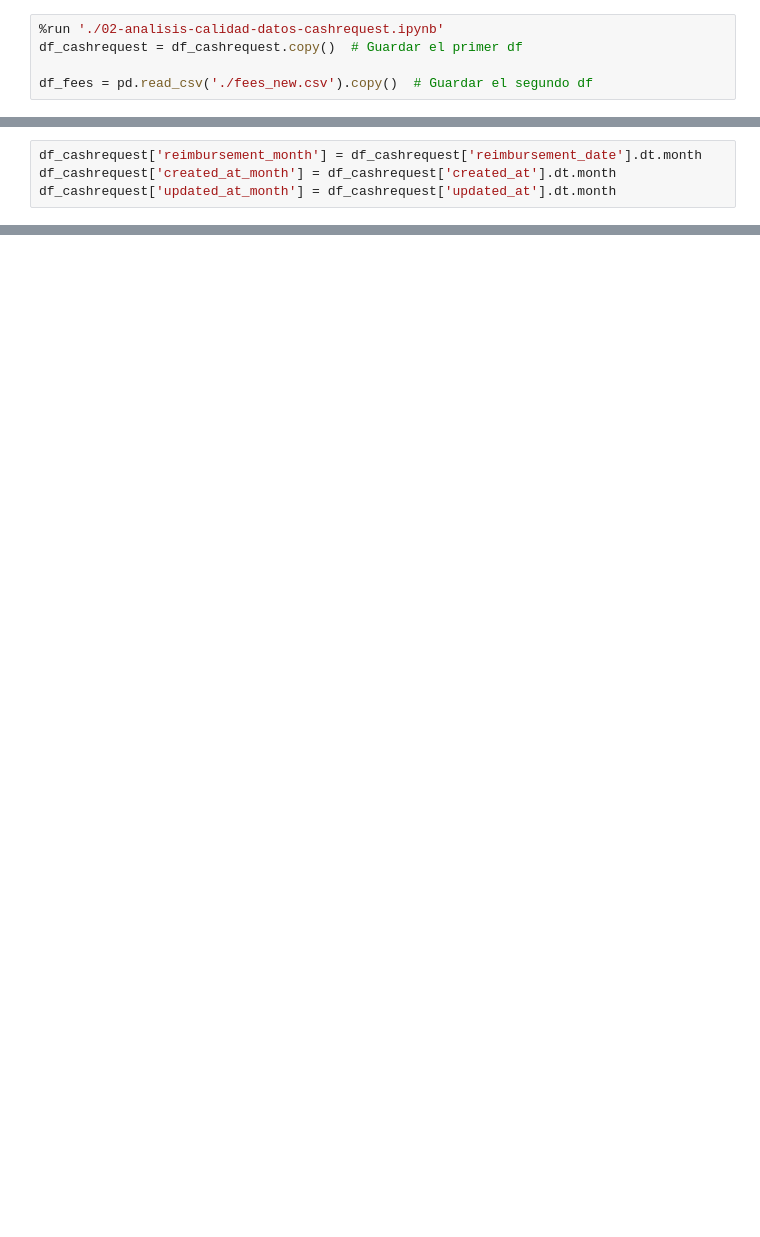
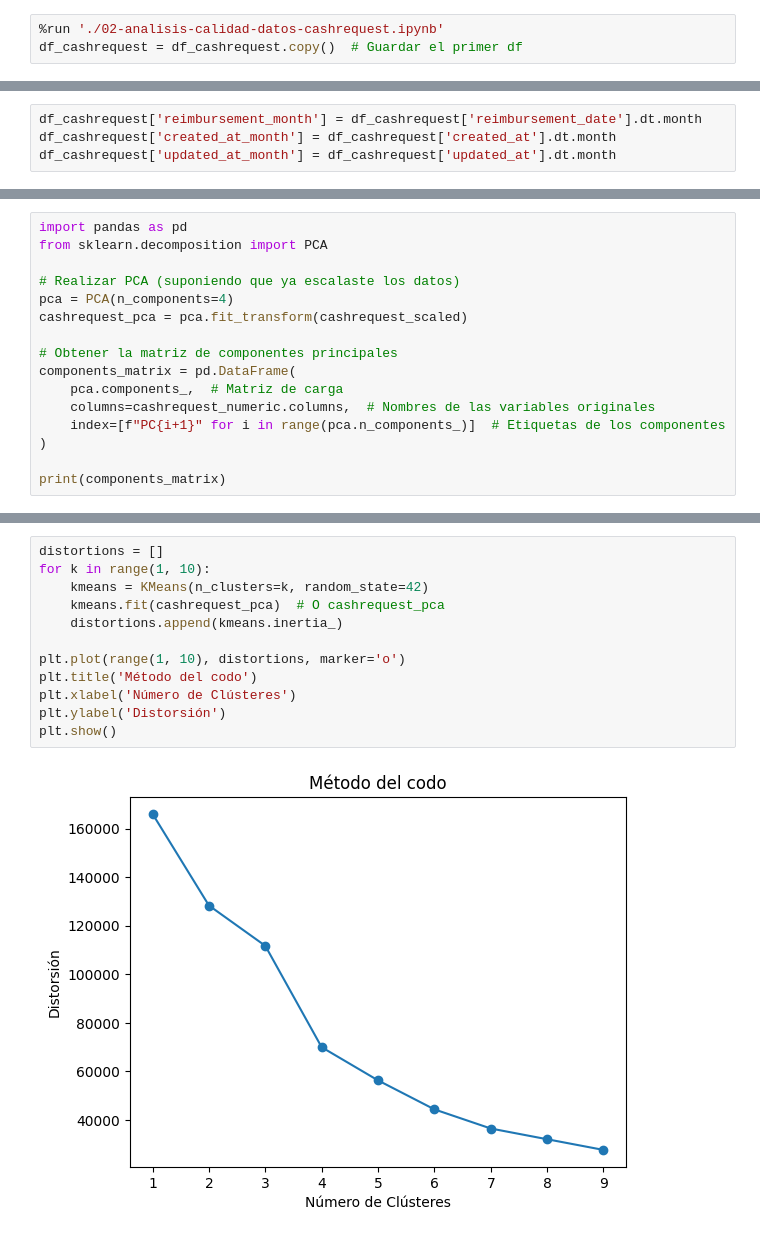
Before and after one commit to Julix4/UOC_proj2_cohortes, a Jupyter notebook: analisis/v1-Modelos-regresión-personalizados.ipynb, the cells around one changed output, grey strips where cells are left out. Drawn from its saved outputs; the diff is of its cells as text; blank space fills up the shorter version.

```diff
--- a/analisis/v1-Modelos-regresión-personalizados.ipynb
+++ b/analisis/v1-Modelos-regresión-personalizados.ipynb
@@ -5,5 +5,3 @@ Diseñar y optimizar modelos de regresión mediante la búsqueda sistemática de
 # %%
 %run './02-analisis-calidad-datos-cashrequest.ipynb'
 df_cashrequest = df_cashrequest.copy()  # Guardar el primer df
-
-df_fees = pd.read_csv('./fees_new.csv').copy()  # Guardar el segundo df
@@ -148,0 +151,16 @@ memory usage: 3.2+ MB
+# %%
+import pandas as pd
+from sklearn.decomposition import PCA
+
+# Realizar PCA (suponiendo que ya escalaste los datos)
+pca = PCA(n_components=4)
+cashrequest_pca = pca.fit_transform(cashrequest_scaled)
+
+# Obtener la matriz de componentes principales
+components_matrix = pd.DataFrame(
+    pca.components_,  # Matriz de carga
+    columns=cashrequest_numeric.columns,  # Nombres de las variables originales
+    index=[f"PC{i+1}" for i in range(pca.n_components_)]  # Etiquetas de los componentes
+)
+
+print(components_matrix)
@@ -148,0 +215,14 @@ memory usage: 3.2+ MB
+# %%
+distortions = []
+for k in range(1, 10):
+    kmeans = KMeans(n_clusters=k, random_state=42)
+    kmeans.fit(cashrequest_pca)  # O cashrequest_pca
+    distortions.append(kmeans.inertia_)
+
+plt.plot(range(1, 10), distortions, marker='o')
+plt.title('Método del codo')
+plt.xlabel('Número de Clústeres')
+plt.ylabel('Distorsión')
+plt.show()
+# %% [output]
+[figure, added]
```
Also changed, not shown: parts of 26 cells of this notebook.
